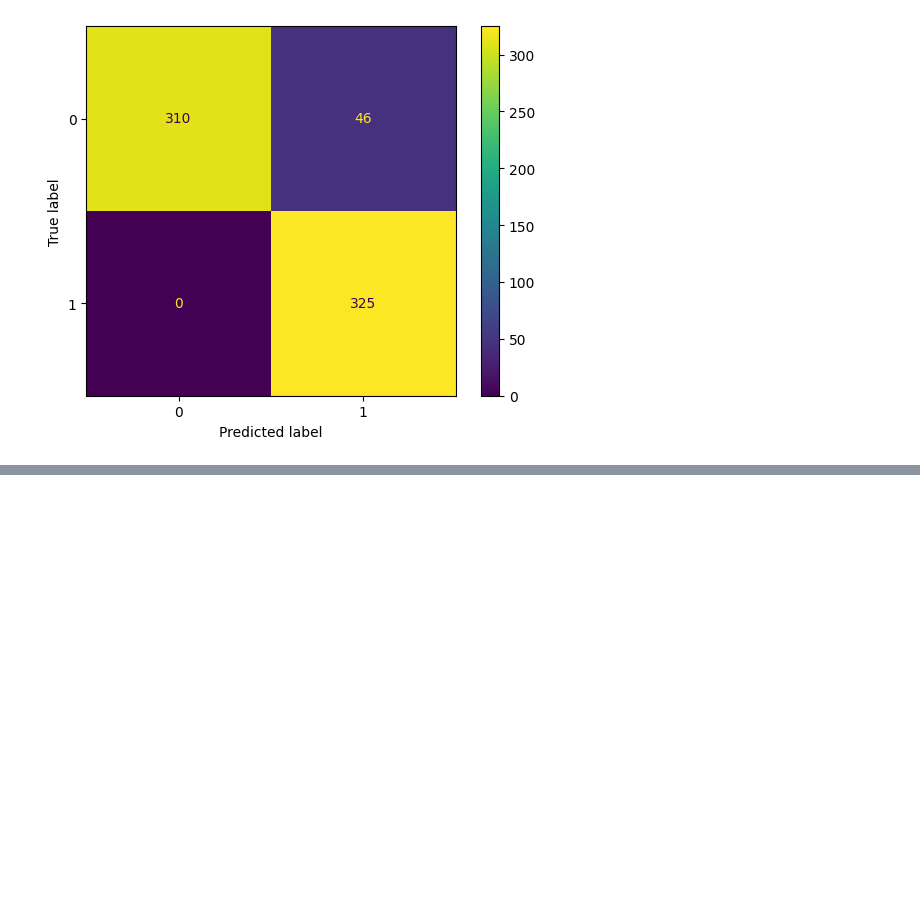
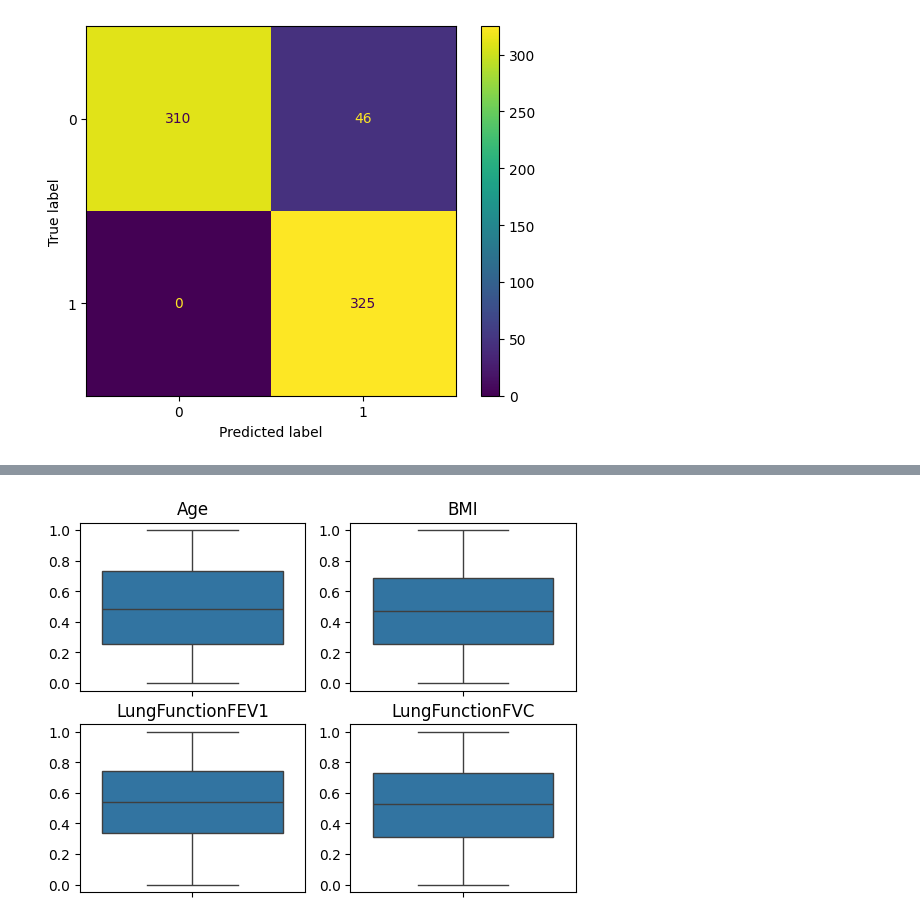
Before and after one commit to rcht/asthma-detection-ml, a Jupyter notebook: main.ipynb, the cells around one changed output, grey strips where cells are left out. Drawn from its saved outputs; the diff is of its cells as text; code cells hidden in the pictures; blank space fills up the shorter version.

```diff
--- a/main.ipynb
+++ b/main.ipynb
@@ -167,0 +232,13 @@ ROC AUC Score:  0.9353932584269663
+# %%
+cols = ['Age', 'BMI', 'LungFunctionFEV1', 'LungFunctionFVC']
+
+fig, axes = plt.subplots(nrows=2, ncols=2)
+
+counter = 0
+for col in cols:
+    sns.boxplot(train_df[col], ax=axes[counter // 2, counter % 2])
+    axes[counter // 2, counter % 2].set_ylabel("")
+    axes[counter // 2, counter % 2].set_title(col)
+    counter += 1
+# %% [output]
+[figure, added]
```
Also changed, not shown: parts of 14 cells of this notebook.
